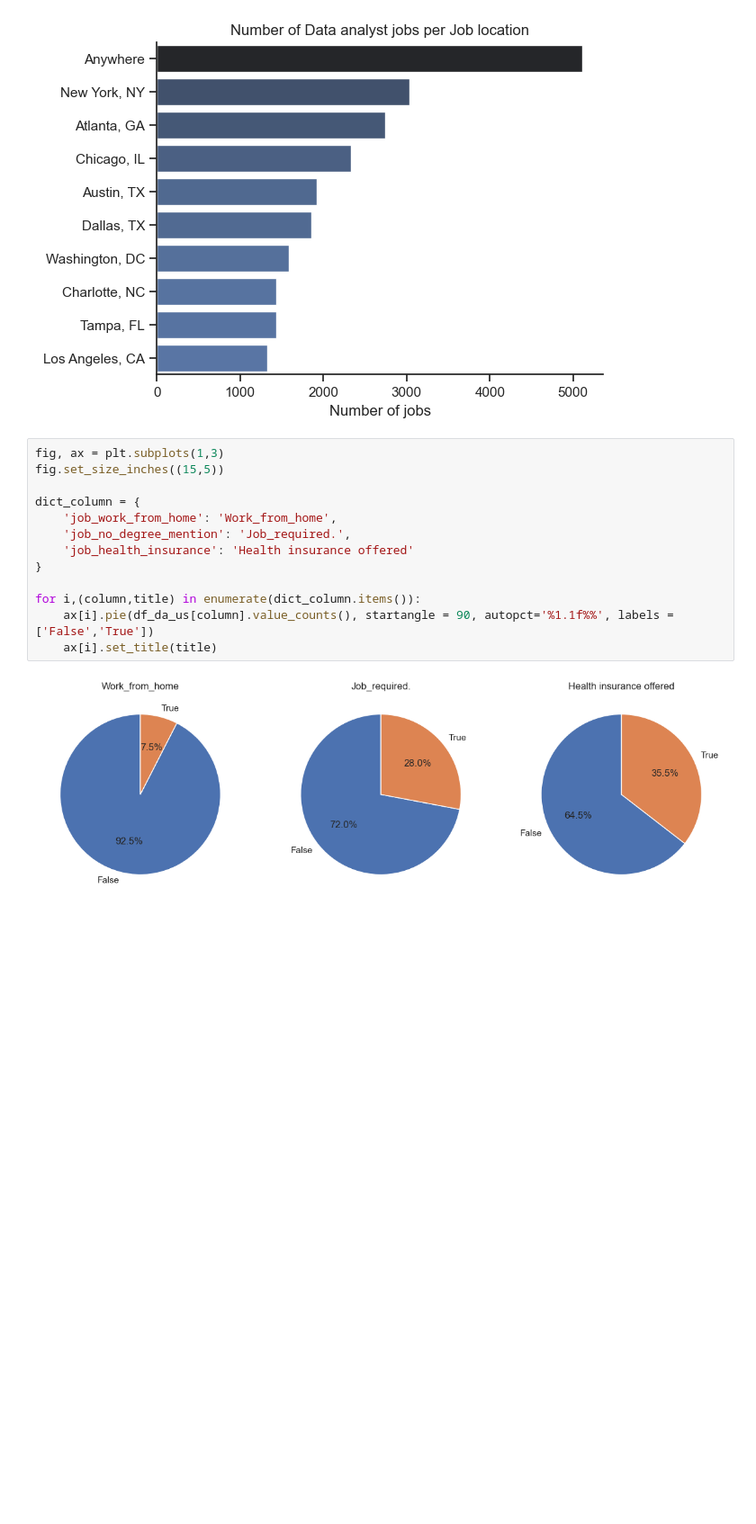
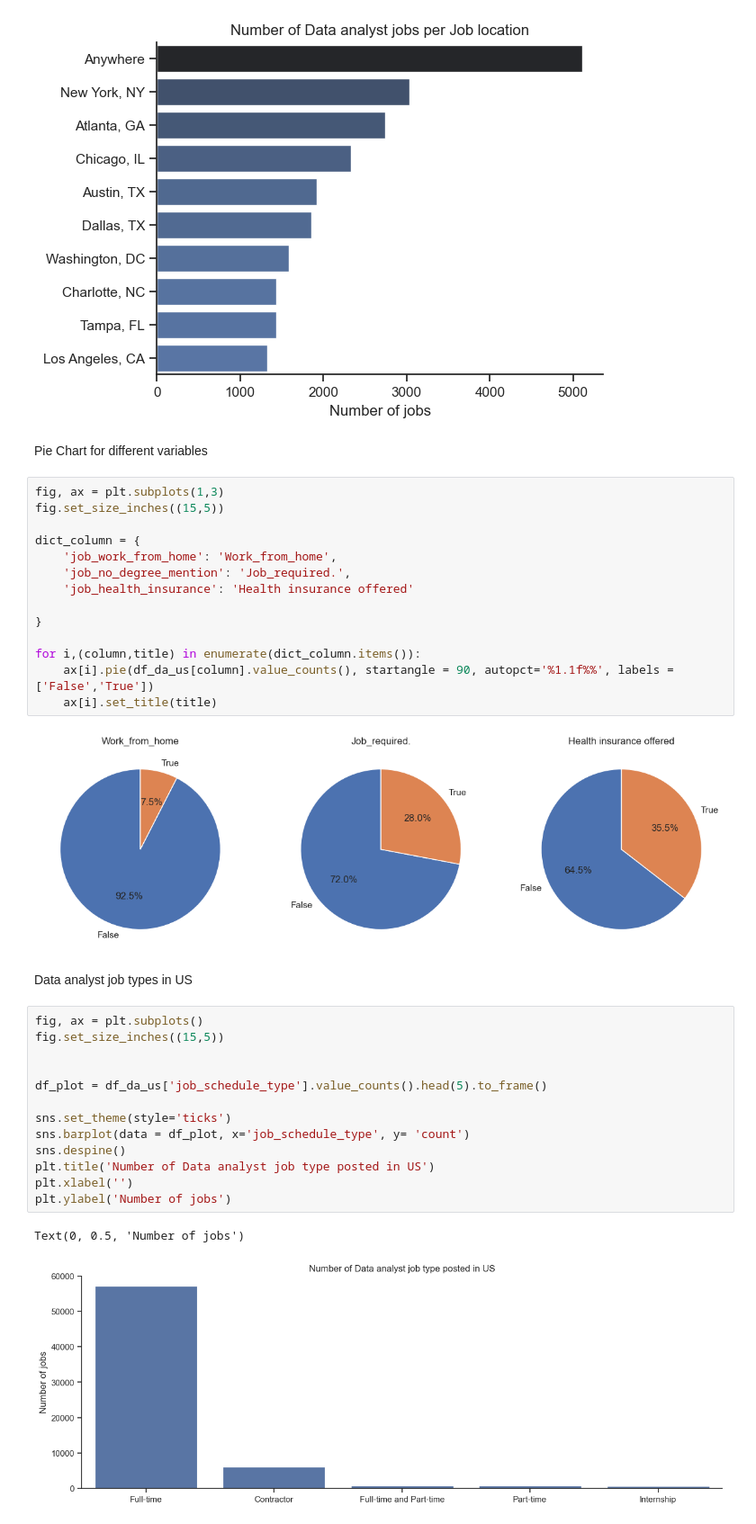
Before and after one commit to Namithajohn1999/python_data_project, a Jupyter notebook: 2_PYTHON_PROJECT/1_EDA.IPYNB, the cells around one changed output. Shown: that part at 90% size. Cells and saved outputs as stored; diff of their text form; blank space fills up the shorter version.

```diff
--- a/2_PYTHON_PROJECT/1_EDA.IPYNB
+++ b/2_PYTHON_PROJECT/1_EDA.IPYNB
@@ -26,6 +28,8 @@ plt.ylabel('')
 # %% [output]
 Text(0, 0.5, '')
 [figure]
+# %% [markdown]
+Pie Chart for different variables
 # %%
 fig, ax = plt.subplots(1,3)
 fig.set_size_inches((15,5))
@@ -34,6 +38,7 @@ dict_column = {
     'job_work_from_home': 'Work_from_home',
     'job_no_degree_mention': 'Job_required.',
     'job_health_insurance': 'Health insurance offered'
+
 }
 
 for i,(column,title) in enumerate(dict_column.items()):
@@ -41,3 +46,21 @@ for i,(column,title) in enumerate(dict_column.items()):
     ax[i].set_title(title)
 # %% [output]
 [figure]
+# %% [markdown]
+Data analyst job types in US
+# %%
+fig, ax = plt.subplots()
+fig.set_size_inches((15,5))
+
+
+df_plot = df_da_us['job_schedule_type'].value_counts().head(5).to_frame()
+
+sns.set_theme(style='ticks')
+sns.barplot(data = df_plot, x='job_schedule_type', y= 'count')
+sns.despine()
+plt.title('Number of Data analyst job type posted in US')
+plt.xlabel('')
+plt.ylabel('Number of jobs')
+# %% [output]
+Text(0, 0.5, 'Number of jobs')
+[figure, added]
```
Also changed, not shown: parts of 5 cells of this notebook, 1 other file.
